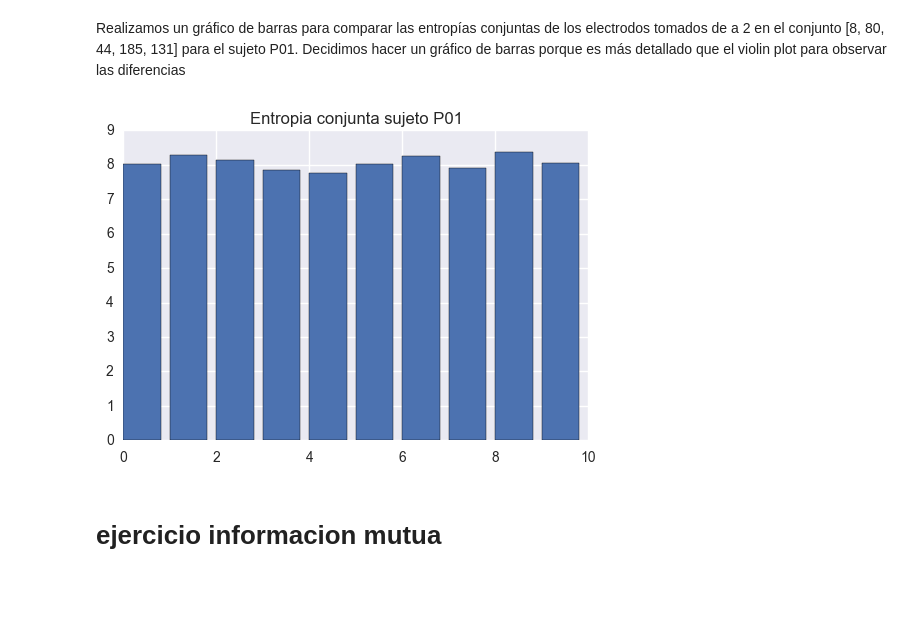
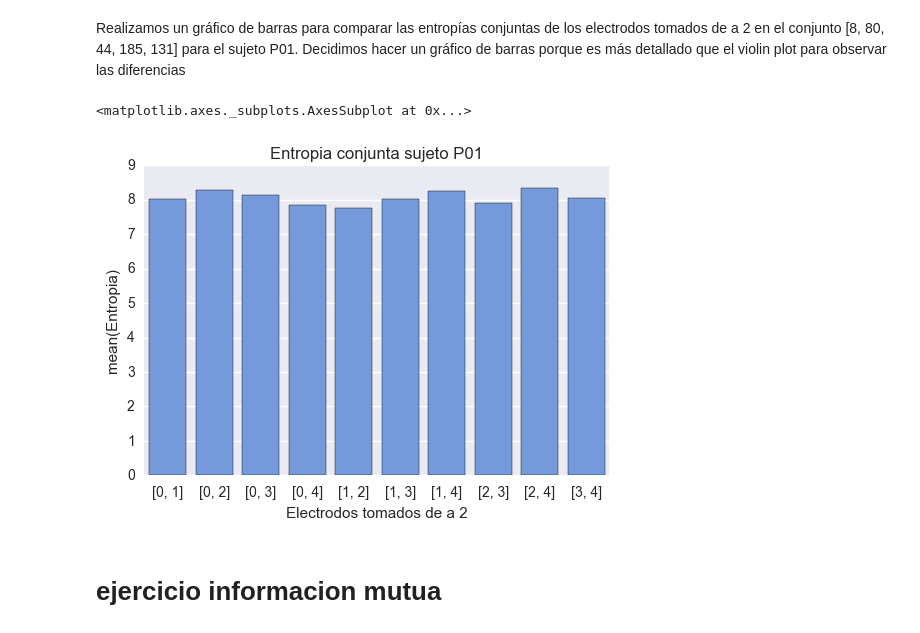
Before and after one commit to turtle-lea/ciencia-de-datos, a Jupyter notebook: tp-2/tp2-version-final.ipynb, the cells around one changed output. Drawn from its saved outputs; the diff is of its cells as text; code cells hidden in the pictures; blank space fills up the shorter version.

Commit message:
Arreglados gráficos de entropía conjunta e info mutua

```diff
--- a/tp-2/tp2-version-final.ipynb
+++ b/tp-2/tp2-version-final.ipynb
@@ -820,12 +823,14 @@ np.mean(array_entropia_conjunta_P)
 8.0649533738994315
 # %% [markdown]
 Realizamos un gráfico de barras para comparar las entropías conjuntas de los electrodos tomados de a 2 en el conjunto [8, 80, 44, 185, 131] para el sujeto P01. Decidimos hacer un gráfico de barras porque es más detallado que el violin plot para observar las diferencias
-# %%
-plt.bar(range(len(array_entropia_conjunta_P)), array_entropia_conjunta_P)
-plt.title("Entropia conjunta sujeto P01")
-plt.show()
-# %% [output]
-[figure, removed]
+# %%
+serie_y = pd.Series(array_entropia_conjunta_P, name="Entropia")
+serie_x = pd.Series([str(pair) for pair in electrodos_tomados_de_a_2], name="Electrodos tomados de a 2")
+plt.title("Entropia conjunta sujeto P01")
+seaborn.barplot(x=serie_x, y=serie_y, color="#6495ED")
+# %% [output]
+<matplotlib.axes._subplots.AxesSubplot at 0x...>
+[figure, added]
 # %% [markdown]
 # ejercicio informacion mutua
 # %% [markdown]
```
Also changed, not shown: parts of 9 cells of this notebook.
